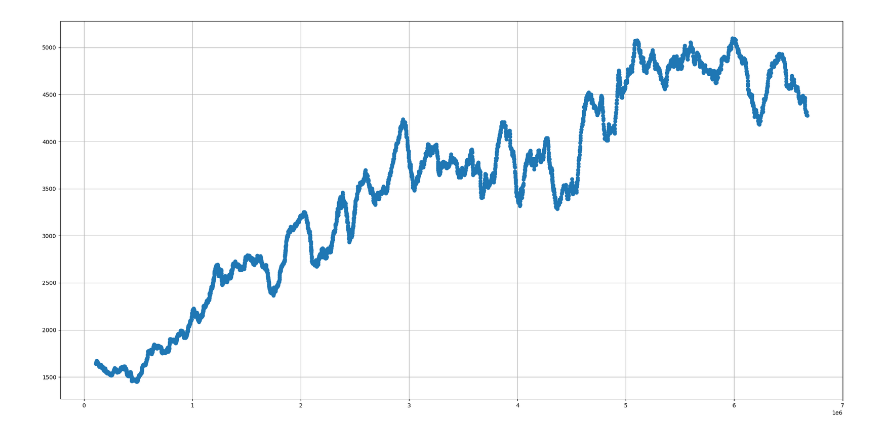
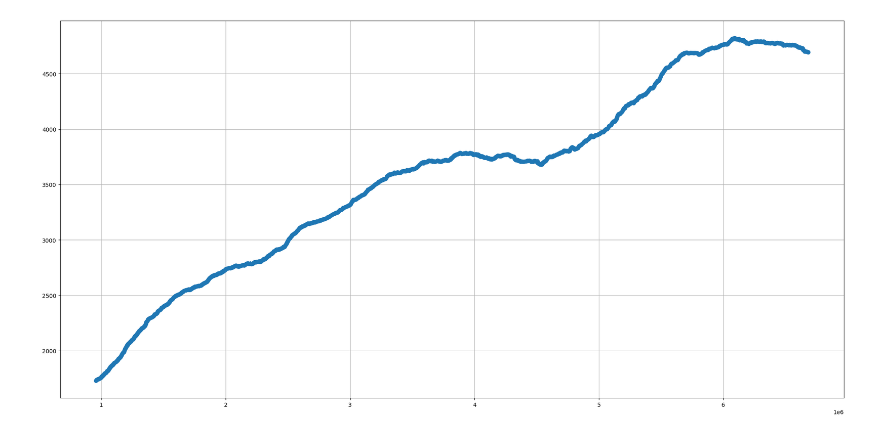
Before and after one commit to jimlin1112/DRL-Assignment-3, a Jupyter notebook: draw.ipynb, the cells around one changed output. Drawn from its saved outputs; the diff is of its cells as text; code cells hidden in the pictures.

```diff
--- a/draw.ipynb
+++ b/draw.ipynb
@@ -17,32 +17,32 @@ import re
 import matplotlib.pyplot as plt
 
 # 用於存放解析後的 steps 和 rewards
 a1 = []
 reward = []
 
 # 正則表達式：匹配 Reward 和 Step
 pattern = re.compile(r'Step\s*(\d+).*?Reward\s*([\d.]+)')
 
 # 打開並逐行讀取日誌檔
 with open('output.txt', 'r') as f:
     for line in f:
         match = pattern.search(line)
         if match:
             tmp1 = float(match.group(1))
             tmp2 = float(match.group(2))
             a1.append(tmp1)
             reward.append(tmp2)
 
 reward_avg = []
-avg_num = 100
+avg_num = 1000
 for i in range(avg_num, len(reward)):
     reward_avg.append(np.mean(reward[i-avg_num:i]))
 
 # 繪圖
 plt.figure(figsize=(20, 10))
 plt.plot(a1[avg_num:], reward_avg, marker='o', linestyle='-')
 plt.grid(True)
 plt.tight_layout()
 plt.show()
 # %% [output]
-[figure, old version]
+[figure, new version]
```
Also changed, not shown: 2 other files.
